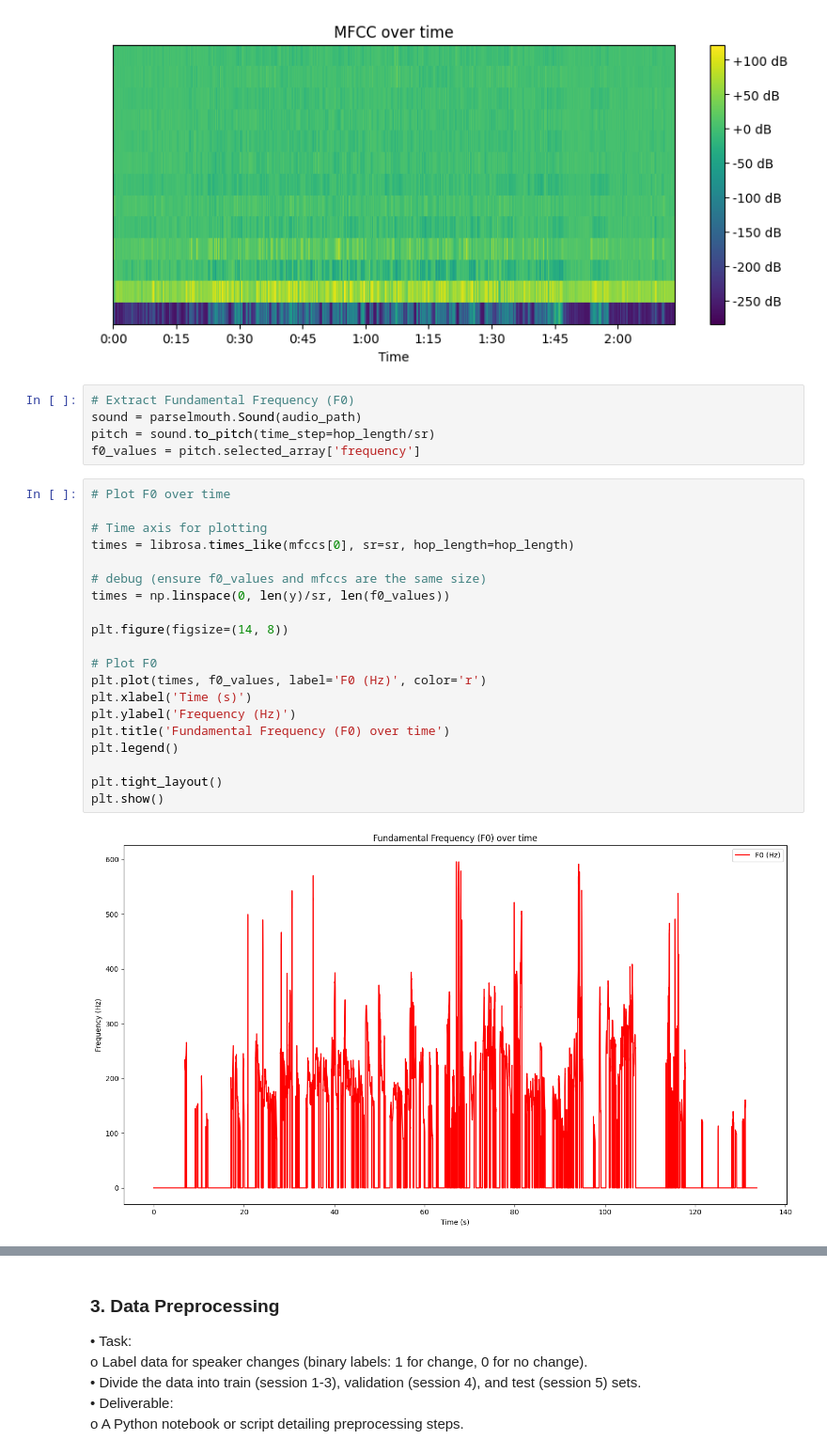
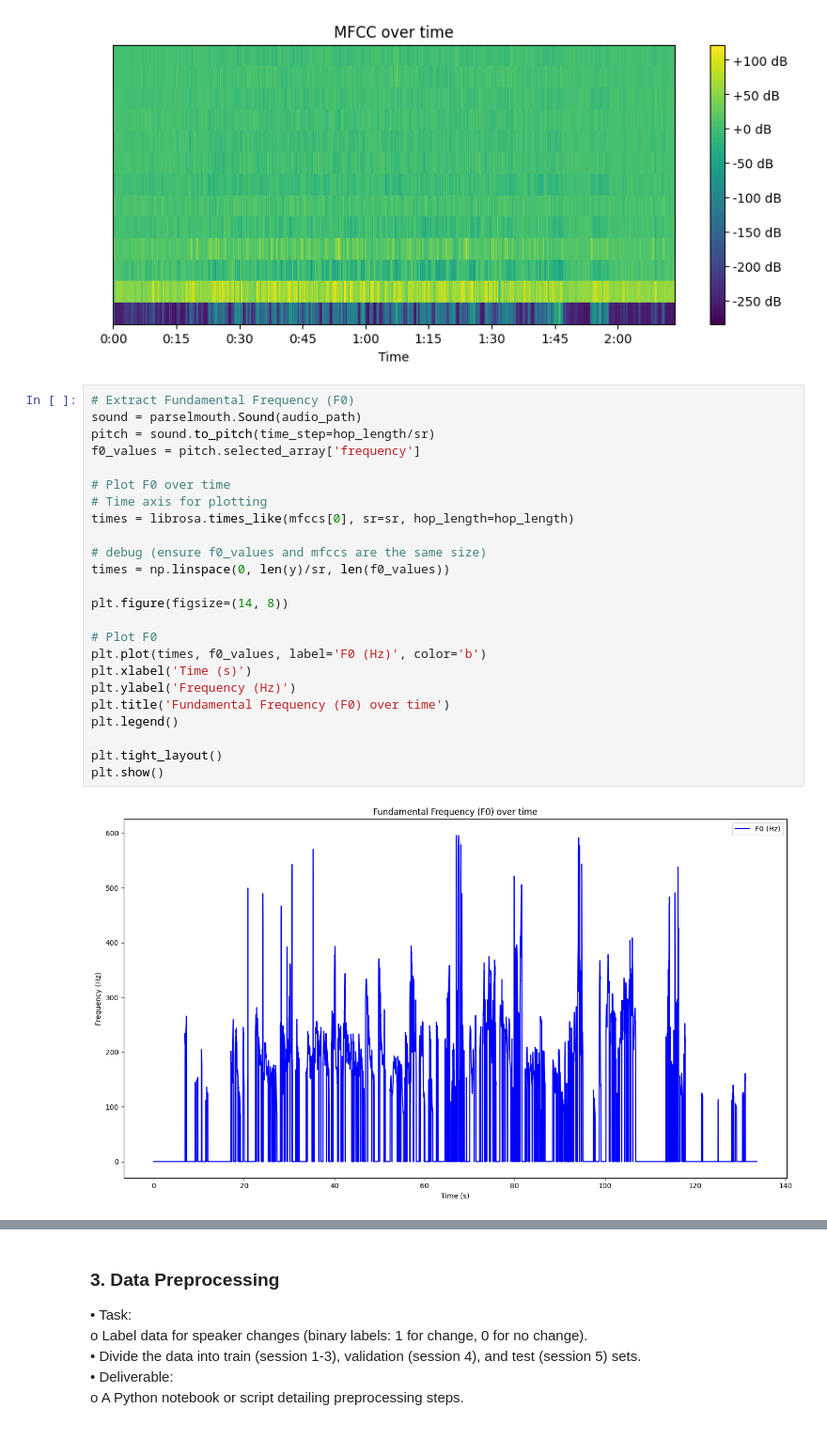
Before and after one commit to JohnasLeee/Speaker-Change-Detection-Using-F0-and-MFCC-Features-with-the-IEMOCAP-Dataset, a Jupyter notebook: main.ipynb, the cells around one changed output, grey strips where cells are left out. Shown: that part at 94% size. Saved outputs shown, nothing was run; the diff lists cells and outputs as text.

```diff
--- a/main.ipynb
+++ b/main.ipynb
@@ -54,30 +54,29 @@ plt.title('MFCC over time')
 plt.show()
 # %% [output]
 [figure]
-# %%
-# Extract Fundamental Frequency (F0)
-sound = parselmouth.Sound(audio_path)
-pitch = sound.to_pitch(time_step=hop_length/sr)
-f0_values = pitch.selected_array['frequency']
 # %%
+# Extract Fundamental Frequency (F0)
+sound = parselmouth.Sound(audio_path)
+pitch = sound.to_pitch(time_step=hop_length/sr)
+f0_values = pitch.selected_array['frequency']
+
 # Plot F0 over time
-
 # Time axis for plotting
 times = librosa.times_like(mfccs[0], sr=sr, hop_length=hop_length)
 
 # debug (ensure f0_values and mfccs are the same size)
 times = np.linspace(0, len(y)/sr, len(f0_values))
 
 plt.figure(figsize=(14, 8))
 
 # Plot F0
-plt.plot(times, f0_values, label='F0 (Hz)', color='r')
+plt.plot(times, f0_values, label='F0 (Hz)', color='b')
 plt.xlabel('Time (s)')
 plt.ylabel('Frequency (Hz)')
 plt.title('Fundamental Frequency (F0) over time')
 plt.legend()
 
 plt.tight_layout()
 plt.show()
 # %% [output]
-[figure, old version]
+[figure, new version]
```
Also changed, not shown: parts of 1 cell of this notebook.
